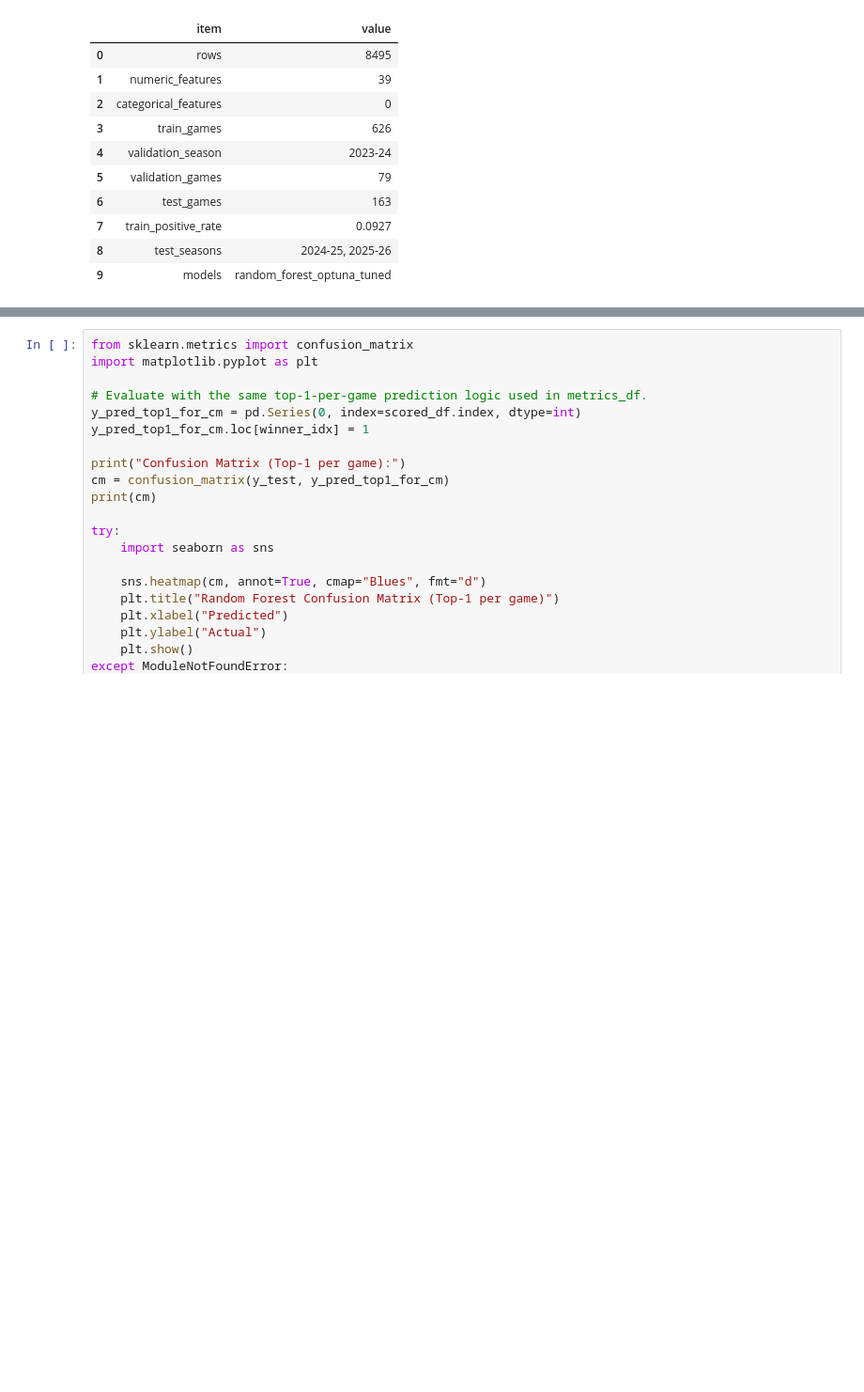
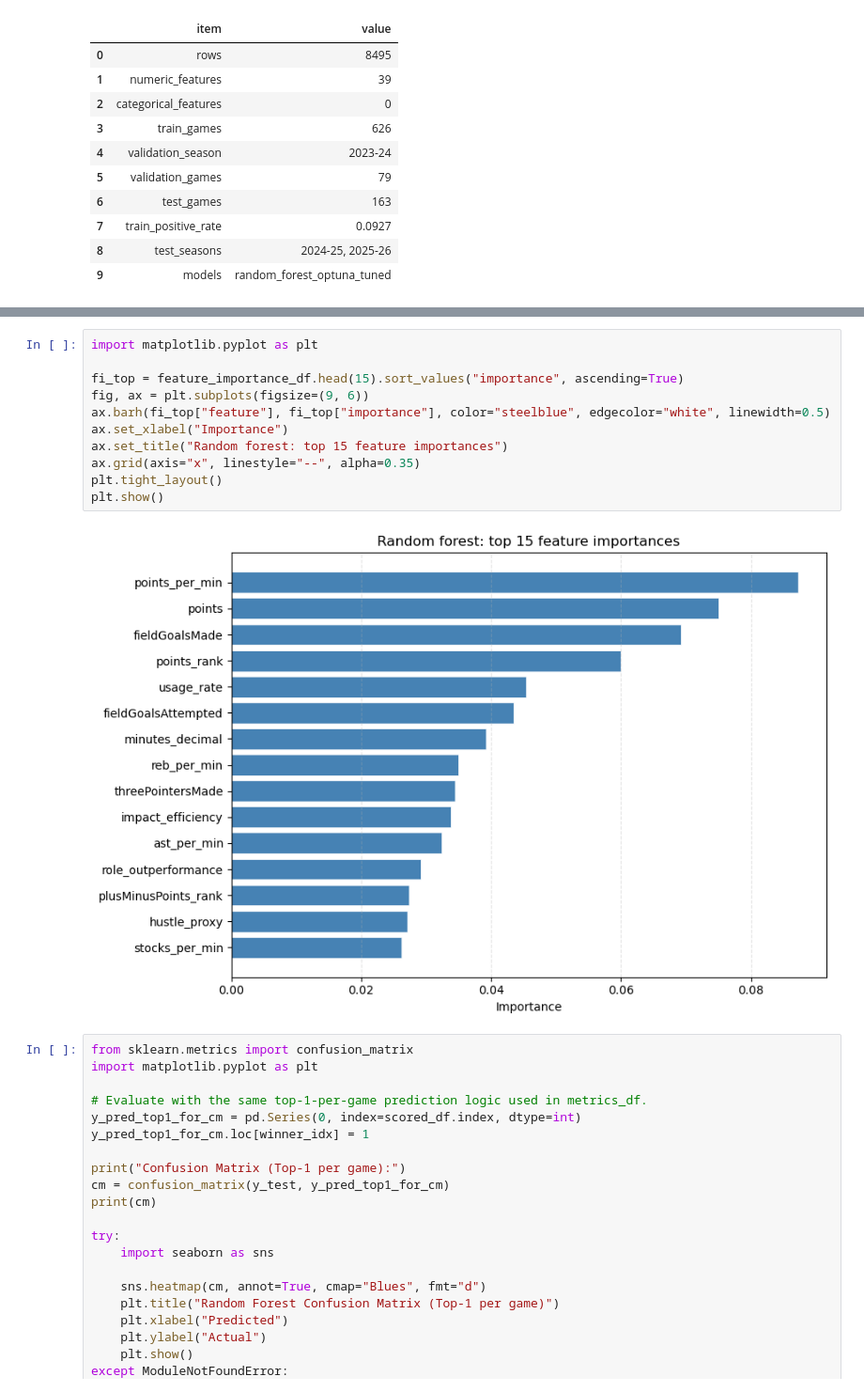
Before and after one commit to Tttaussig33/tommy-award-analysis, a Jupyter notebook: random_forest_classifier.ipynb, the cells around one changed output, grey strips where cells are left out. Shown at 94% size. Drawn from its saved outputs; the diff is of its cells as text; blank space fills up the shorter version.

Commit message:
Edit graph in latex so it can look better in my presentation

```diff
--- a/random_forest_classifier.ipynb
+++ b/random_forest_classifier.ipynb
@@ -410,6 +421,19 @@ Top 15 feature importances:
 | 12 | plusMinusPoints_rank | 0.027337 |
 | 13 | hustle_proxy | 0.027073 |
 | 14 | stocks_per_min | 0.026138 |
+# %%
+import matplotlib.pyplot as plt
+
+fi_top = feature_importance_df.head(15).sort_values("importance", ascending=True)
+fig, ax = plt.subplots(figsize=(9, 6))
+ax.barh(fi_top["feature"], fi_top["importance"], color="steelblue", edgecolor="white", linewidth=0.5)
+ax.set_xlabel("Importance")
+ax.set_title("Random forest: top 15 feature importances")
+ax.grid(axis="x", linestyle="--", alpha=0.35)
+plt.tight_layout()
+plt.show()
+# %% [output]
+[figure, added]
 # %%
 from sklearn.metrics import confusion_matrix
 import matplotlib.pyplot as plt
```
Also changed, not shown: parts of 1 cell of this notebook, 8 other files.
